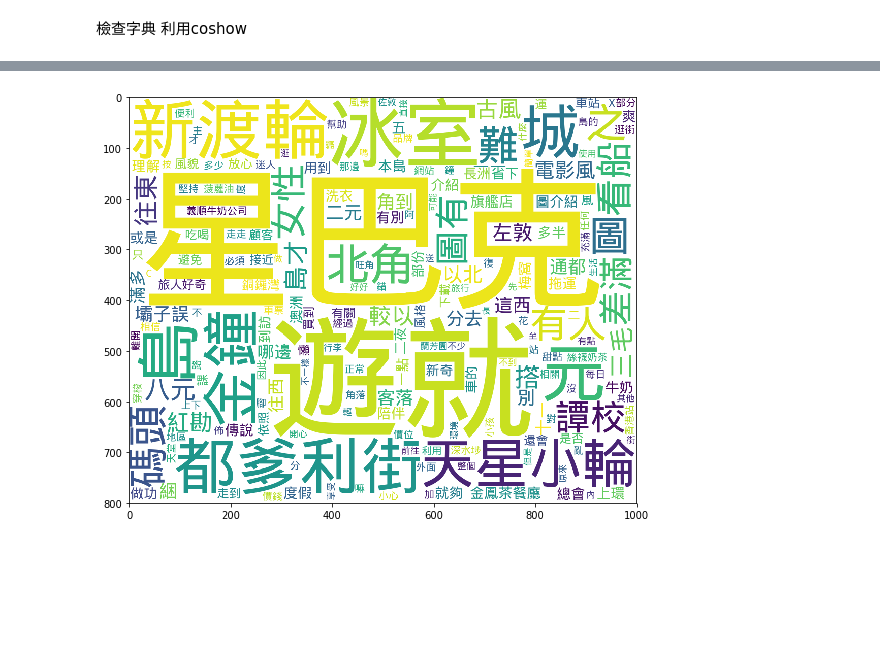
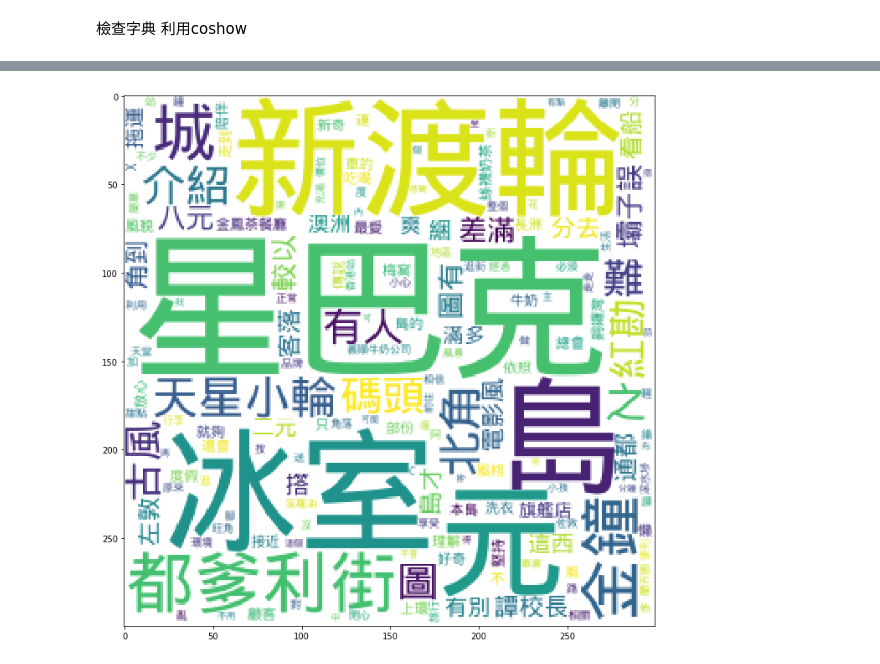
Before and after one commit to minerve33w/in_home, a Jupyter notebook: FinalProject/ tourism_analysis_01.ipynb, the cells around one changed output, grey strips where cells are left out. Cells and saved outputs as stored; diff of their text form; code cells hidden in the pictures; blank space fills up the shorter version.

```diff
--- a/FinalProject/ tourism_analysis_01.ipynb
+++ b/FinalProject/ tourism_analysis_01.ipynb
@@ -199,10 +199,10 @@ plot_wordcloud(first_text, ax=ax1, font_path=linux_font, height=800, width=1000)
 # %%
 #修正過後
-plt.figure(figsize=(20, 15))
+plt.figure(figsize=(25, 20))
 ax2 = plt.subplot(122)
-plot_tfidf_wordcloud(df_tfidf, text_index=0, ax=ax2, font_path=linux_font, height=800, width=1000)
+plot_tfidf_wordcloud(df_tfidf, text_index=0, ax=ax2, font_path=linux_font, height=300, width=300)
 # %% [output]
-[figure, old version]
+[figure, new version]
 # %%
 plt.figure(figsize=(35, 4))
 ax1 = plt.subplot(121)
```
Also changed, not shown: parts of 8 cells of this notebook.
